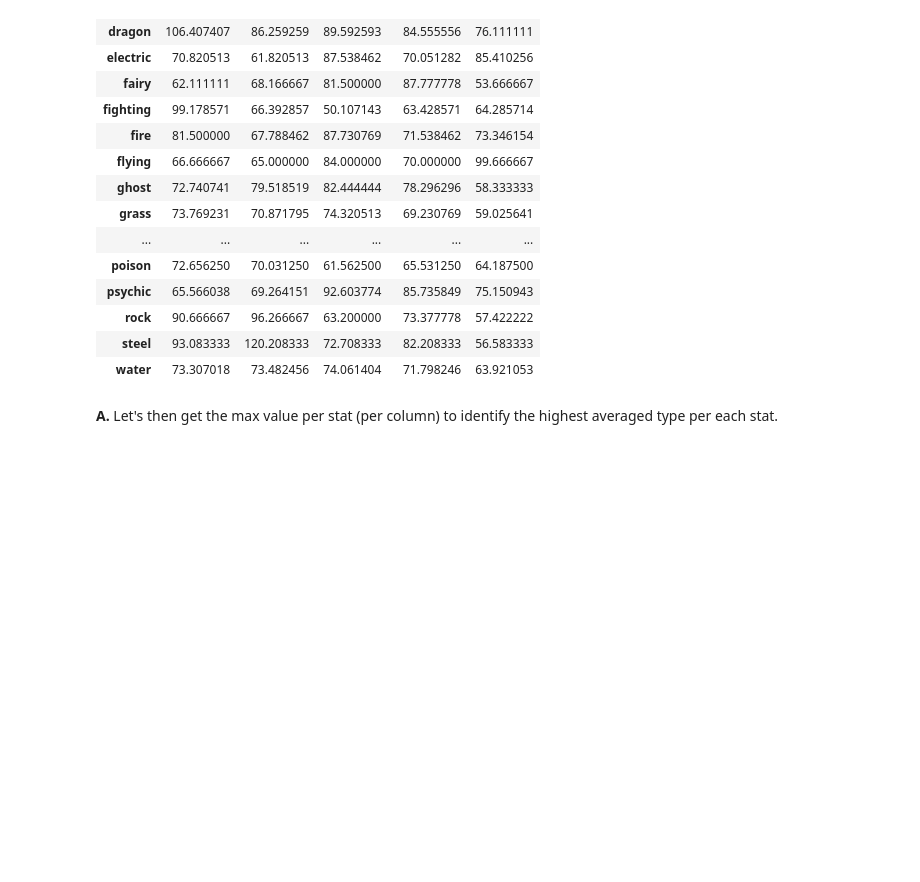
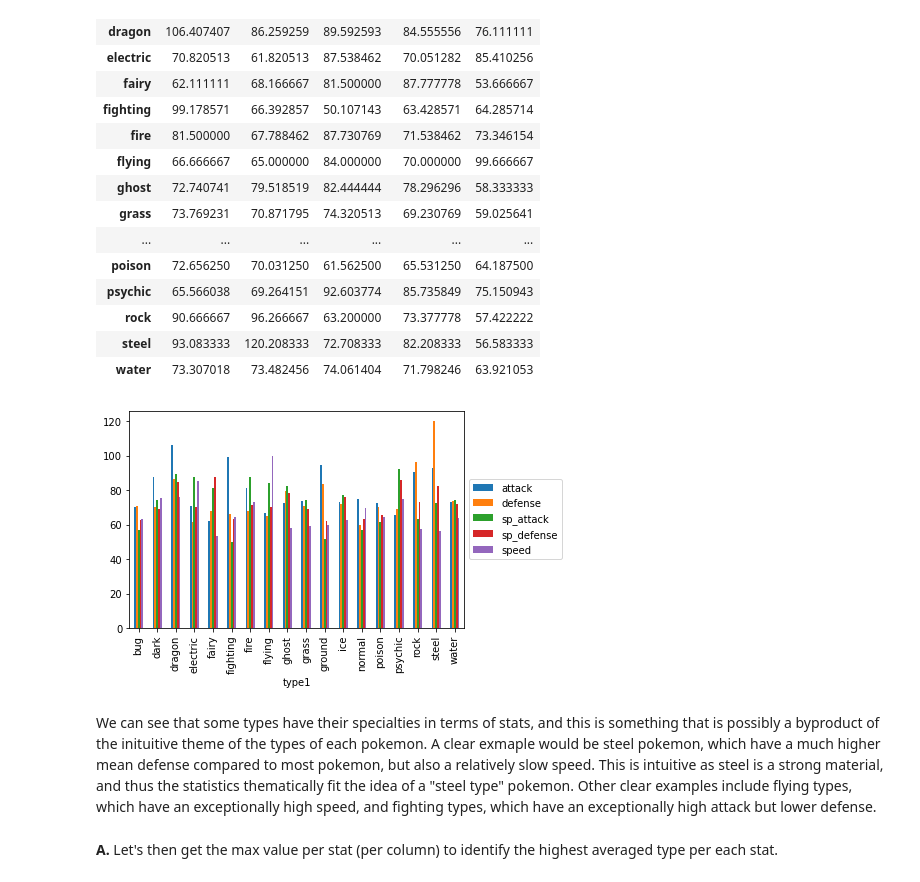
Before and after one commit to jolocansana/CSMODEL-PokemonDataset, a Jupyter notebook: Pokemon_Dataset.ipynb, the cells around one changed output. Saved outputs shown, nothing was run; the diff lists cells and outputs as text; code cells hidden in the pictures; blank space fills up the shorter version.

```diff
--- a/Pokemon_Dataset.ipynb
+++ b/Pokemon_Dataset.ipynb
@@ -395,6 +406,12 @@ type_counts
 | rock | 90.666667 | 96.266667 | 63.200000 | 73.377778 | 57.422222 |
 | steel | 93.083333 | 120.208333 | 72.708333 | 82.208333 | 56.583333 |
 | water | 73.307018 | 73.482456 | 74.061404 | 71.798246 | 63.921053 |
+# %%
+type_counts.plot.bar().legend(loc='center left',bbox_to_anchor=(1.0, 0.5));
+# %% [output]
+[figure, added]
+# %% [markdown]
+We can see that some types have their specialties in terms of stats, and this is something that is possibly a byproduct of the inituitive theme of the types of each pokemon. A clear exmaple would be steel pokemon, which have a much higher mean defense compared to most pokemon, but also a relatively slow speed. This is intuitive as steel is a strong material, and thus the statistics thematically fit the idea of a "steel type" pokemon. Other clear examples include flying types, which have an exceptionally high speed, and fighting types, which have an exceptionally high attack but lower defense.
 # %% [markdown]
 **A.** Let's then get the max value per stat (per column) to identify the highest averaged type per each stat.
 # %%
```
Also changed, not shown: parts of 17 cells of this notebook.
